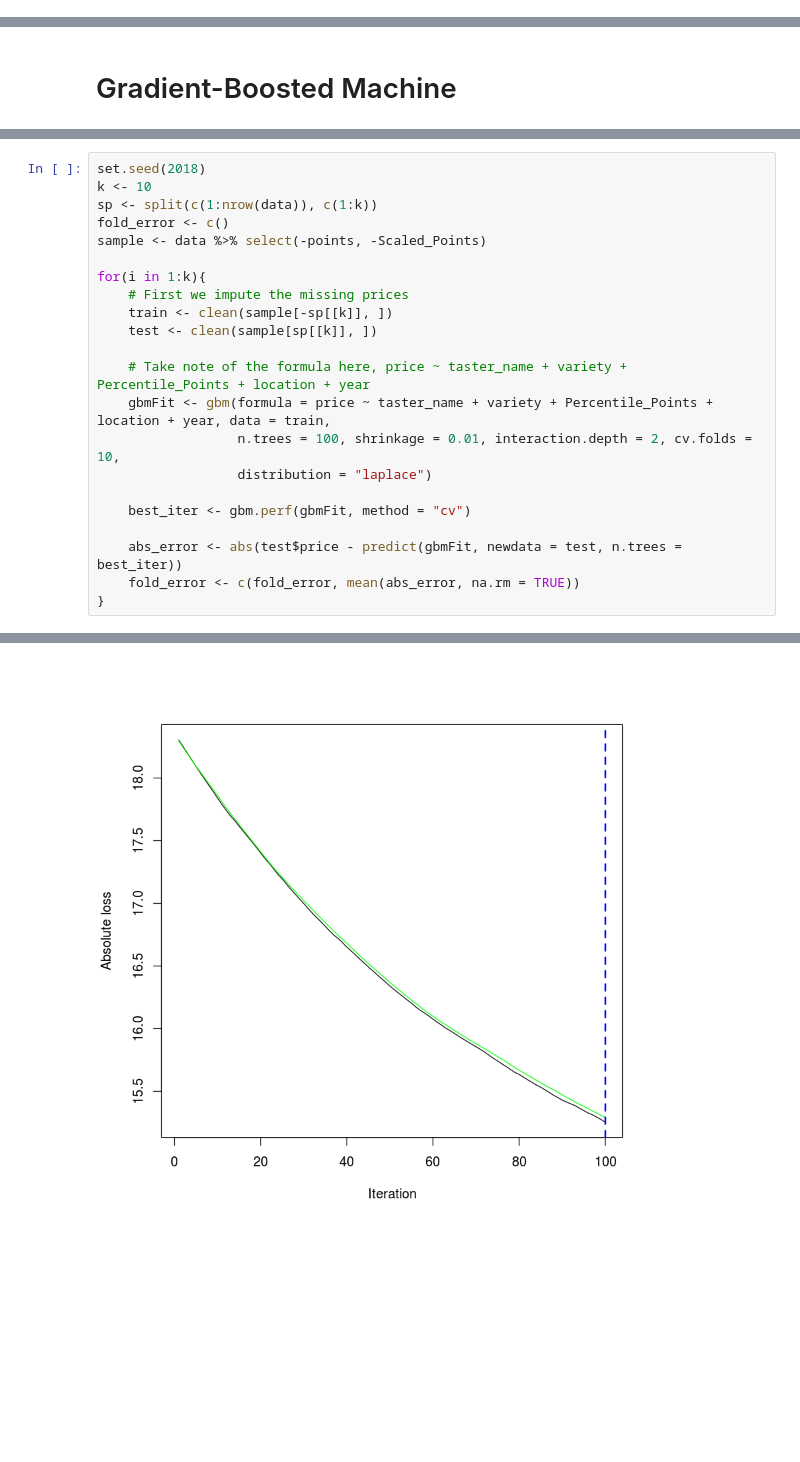
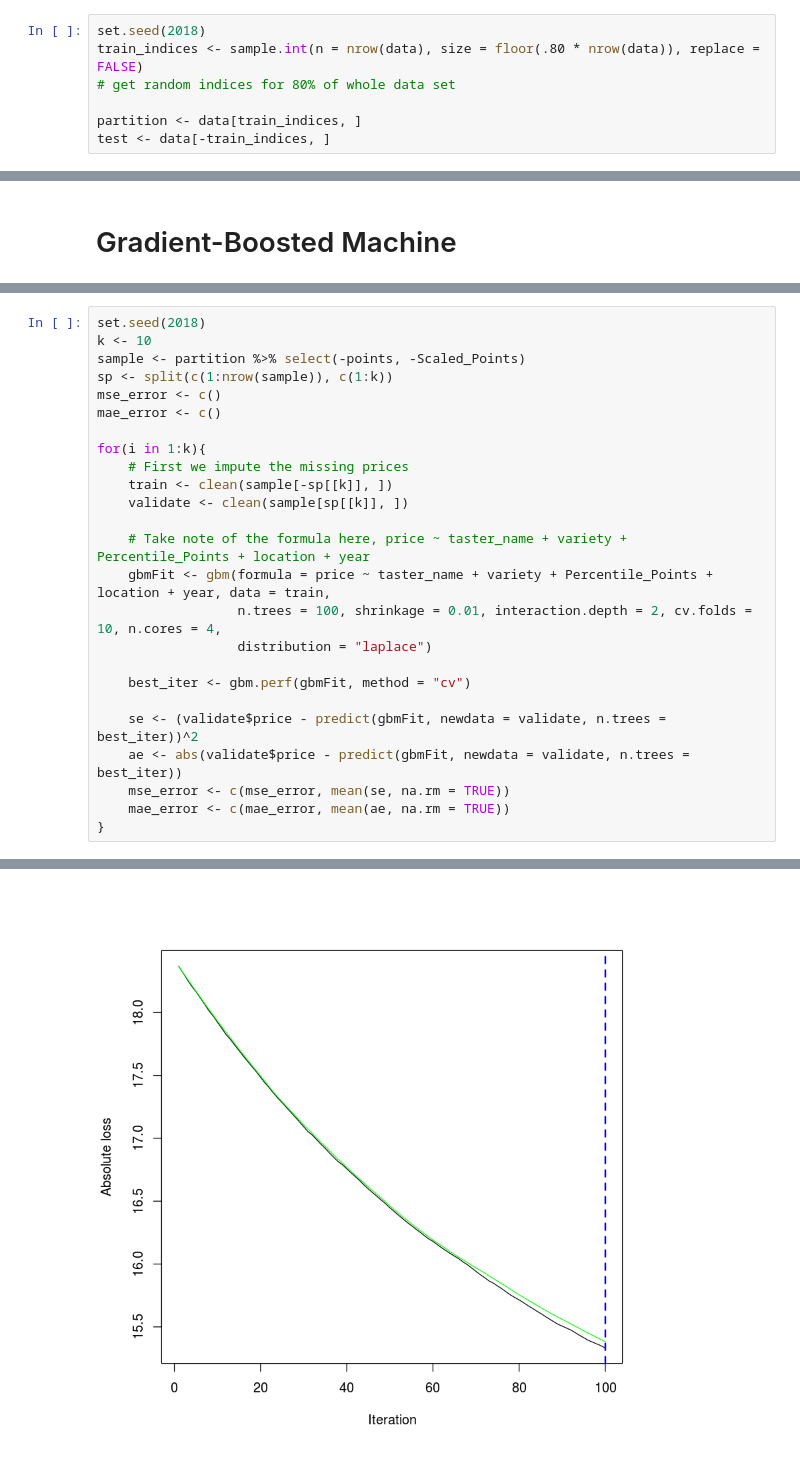
Before and after one commit to yiwenliu0127/707wine, a Jupyter notebook: 707Wine_Benji_Wagner.ipynb, the cells around one changed output, grey strips where cells are left out. Cells and saved outputs as stored; diff of their text form; blank space fills up the shorter version.

```diff
--- a/707Wine_Benji_Wagner.ipynb
+++ b/707Wine_Benji_Wagner.ipynb
@@ -148,0 +153,7 @@ We must change our categorical variables to factors for our functions to handle
+# %%
+set.seed(2018)
+train_indices <- sample.int(n = nrow(data), size = floor(.80 * nrow(data)), replace = FALSE)
+# get random indices for 80% of whole data set
+
+partition <- data[train_indices, ]
+test <- data[-train_indices, ]
@@ -153,23 +170,26 @@ K-Fold Cross-Validation:
 # %%
 set.seed(2018)
 k <- 10
-sp <- split(c(1:nrow(data)), c(1:k))
-fold_error <- c()
-sample <- data %>% select(-points, -Scaled_Points)
+sample <- partition %>% select(-points, -Scaled_Points)
+sp <- split(c(1:nrow(sample)), c(1:k))
+mse_error <- c()
+mae_error <- c()
 
 for(i in 1:k){
     # First we impute the missing prices
     train <- clean(sample[-sp[[k]], ])
-    test <- clean(sample[sp[[k]], ])
+    validate <- clean(sample[sp[[k]], ])
 
     # Take note of the formula here, price ~ taster_name + variety + Percentile_Points + location + year
     gbmFit <- gbm(formula = price ~ taster_name + variety + Percentile_Points + location + year, data = train,
-                  n.trees = 100, shrinkage = 0.01, interaction.depth = 2, cv.folds = 10,
+                  n.trees = 100, shrinkage = 0.01, interaction.depth = 2, cv.folds = 10, n.cores = 4,
                   distribution = "laplace")
 
     best_iter <- gbm.perf(gbmFit, method = "cv")
 
-    abs_error <- abs(test$price - predict(gbmFit, newdata = test, n.trees = best_iter))
-    fold_error <- c(fold_error, mean(abs_error, na.rm = TRUE))
+    se <- (validate$price - predict(gbmFit, newdata = validate, n.trees = best_iter))^2
+    ae <- abs(validate$price - predict(gbmFit, newdata = validate, n.trees = best_iter))
+    mse_error <- c(mse_error, mean(se, na.rm = TRUE))
+    mae_error <- c(mae_error, mean(ae, na.rm = TRUE))
 }
 # %% [output]
@@ -179 +196 @@ Warning message in split.default(c(1:nrow(data)), c(1:k)):
-[figure, old version]
+[figure, new version]
```
Also changed, not shown: parts of 31 cells of this notebook.
